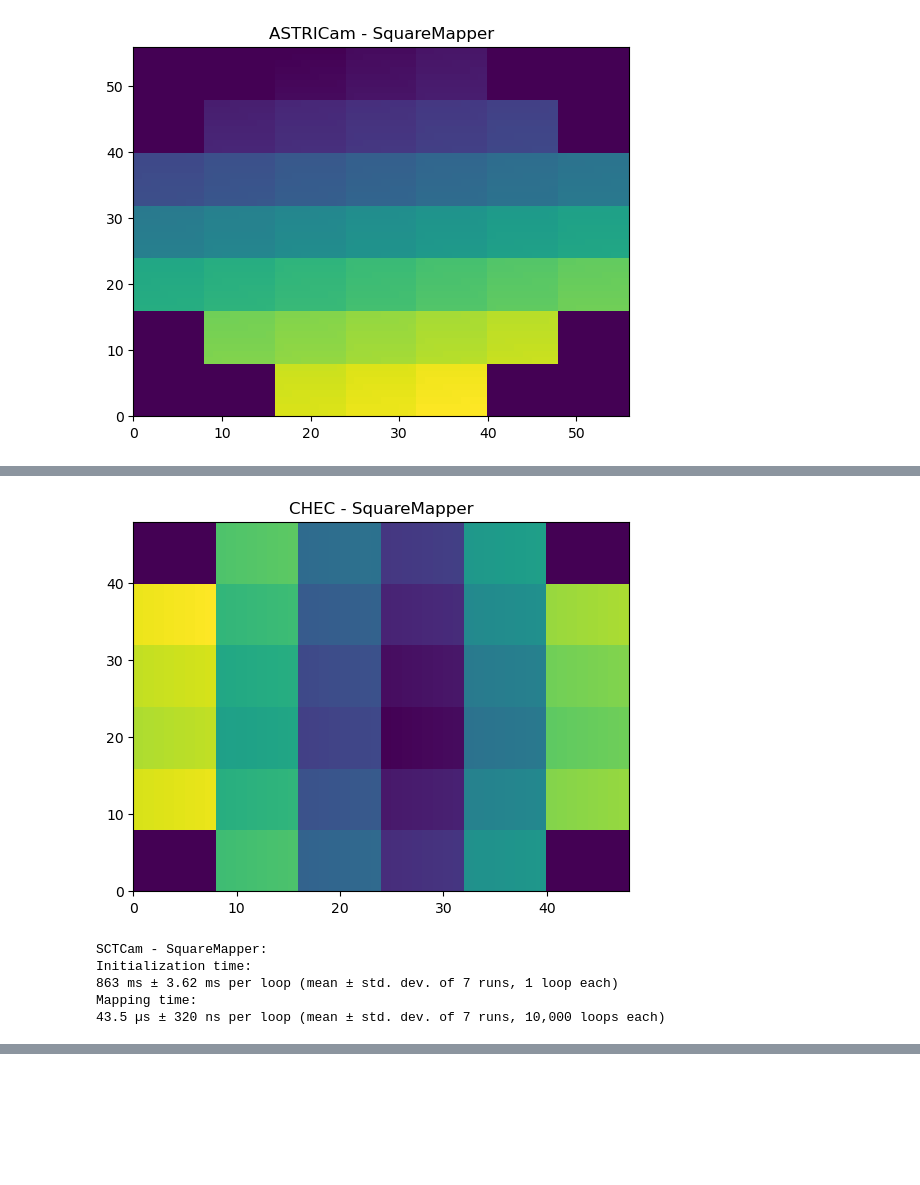
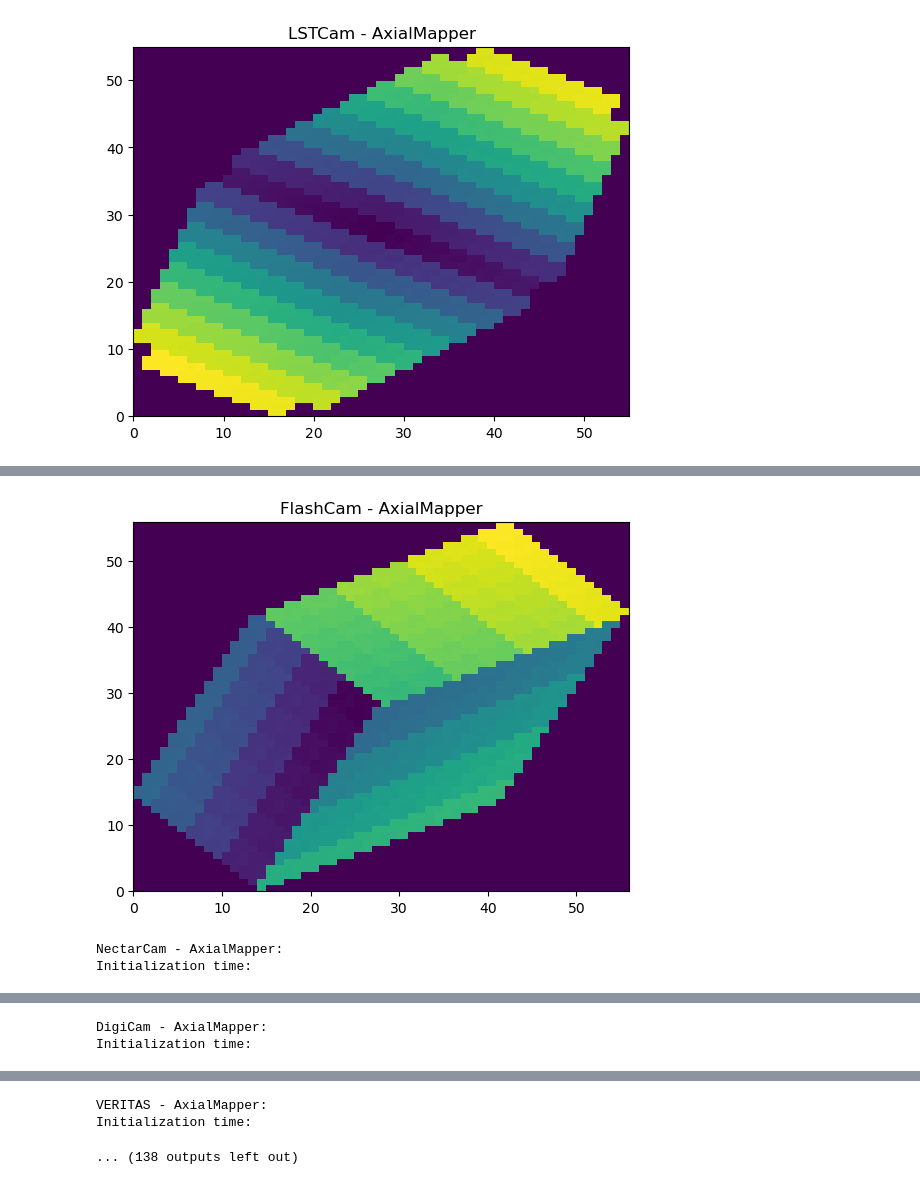
Before and after one commit to cta-observatory/dl1-data-handler, a Jupyter notebook: notebooks/test_image_mapper.ipynb, the cells around one changed output, grey strips where cells are left out. Drawn from its saved outputs; the diff is of its cells as text; code cells hidden in the pictures; blank space fills up the shorter version.

```diff
--- a/notebooks/test_image_mapper.ipynb
+++ b/notebooks/test_image_mapper.ipynb
@@ -9,21 +83,22 @@ from dl1_data_handler.image_mapper import ImageMapper
 # %%
-square_cameras = ['ASTRICam', 'CHEC', 'SCTCam']
+hexagonal_cameras = ['LSTCam', 'FlashCam', 'NectarCam', 'DigiCam', 'VERITAS', 'MAGICCam', 'FACT', 'HESS-I', 'HESS-II']
 
-mapper_class_name = "SquareMapper"
+mapper_class_names = ["AxialMapper", "ShiftingMapper", "BilinearMapper", "BicubicMapper", "NearestNeighborMapper", "OversamplingMapper"]
 subarray = SubarrayDescription.read("dataset://gamma_prod5.simtel.zst")
-for camera in square_cameras:
-    cam_geom = CameraGeometry.from_name(camera)
-    print(f"{camera} - {mapper_class_name}:")
-    image_mapper = ImageMapper.from_name(mapper_class_name, geometry=cam_geom, subarray=subarray)
-    print("Initialization time: ")
-    %timeit image_mapper = ImageMapper.from_name(mapper_class_name, geometry=cam_geom, subarray=subarray)
-    test_pixel_values = np.expand_dims(np.arange(image_mapper.n_pixels), axis=1)
-    image = image_mapper.map_image(test_pixel_values)
-    print("Mapping time: ")
-    %timeit image = image_mapper.map_image(test_pixel_values)
+for mapper_class_name in mapper_class_names:
+    for camera in hexagonal_cameras:
+        cam_geom = CameraGeometry.from_name(camera)
+        print(f"{camera} - {mapper_class_name}:")
+        image_mapper = ImageMapper.from_name(mapper_class_name, geometry=cam_geom, subarray=subarray)
+        print("Initialization time: ")
+        %timeit image_mapper = ImageMapper.from_name(mapper_class_name, geometry=cam_geom, subarray=subarray)
+        test_pixel_values = np.expand_dims(np.arange(image_mapper.n_pixels), axis=1)
+        image = image_mapper.map_image(test_pixel_values)
+        print("Mapping time: ")
+        %timeit image = image_mapper.map_image(test_pixel_values)
 
-    fig, ax = plt.subplots(1)
-    ax.pcolor(image[:,:,0], cmap='viridis')
-    ax.set_title(f"{camera} - {mapper_class_name}")
-    plt.show()
+        fig, ax = plt.subplots(1)
+        ax.pcolor(image[:,:,0], cmap='viridis')
+        ax.set_title(f"{camera} - {mapper_class_name}")
+        plt.show()
 # %% [output]
@@ -35 +110 @@ Mapping time:
-[figure, old version]
+[figure, new version]
@@ -41,6 +116,3 @@ Mapping time:
-[figure, old version]
+[figure, new version]
-SCTCam - SquareMapper:
-Initialization time:
-863 ms ± 3.62 ms per loop (mean ± std. dev. of 7 runs, 1 loop each)
-Mapping time:
-43.5 µs ± 320 ns per loop (mean ± std. dev. of 7 runs, 10,000 loops each)
+NectarCam - AxialMapper:
+Initialization time:
@@ -47,0 +123,2 @@ Mapping time:
+DigiCam - AxialMapper:
+Initialization time:
@@ -47,0 +129,3 @@ Mapping time:
+VERITAS - AxialMapper:
+Initialization time:
+... (138 outputs left out)
```
Also changed, not shown: parts of 3 cells of this notebook, 1 other file.
